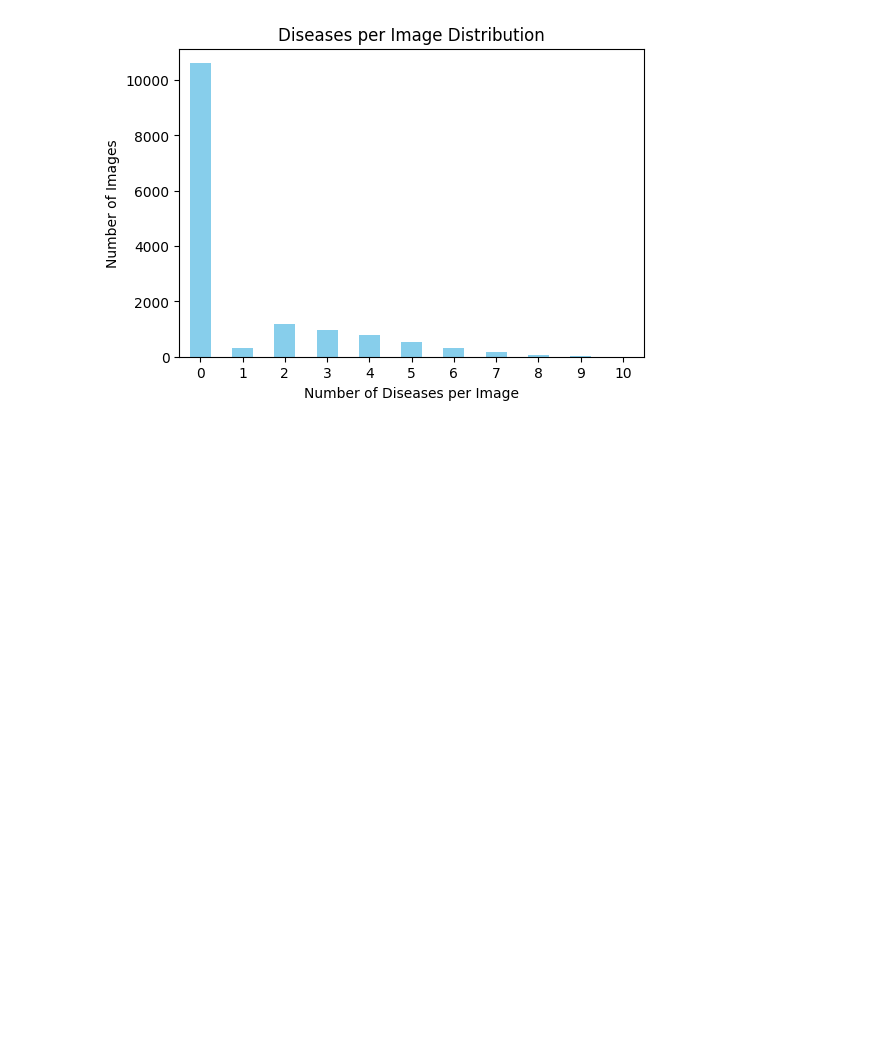
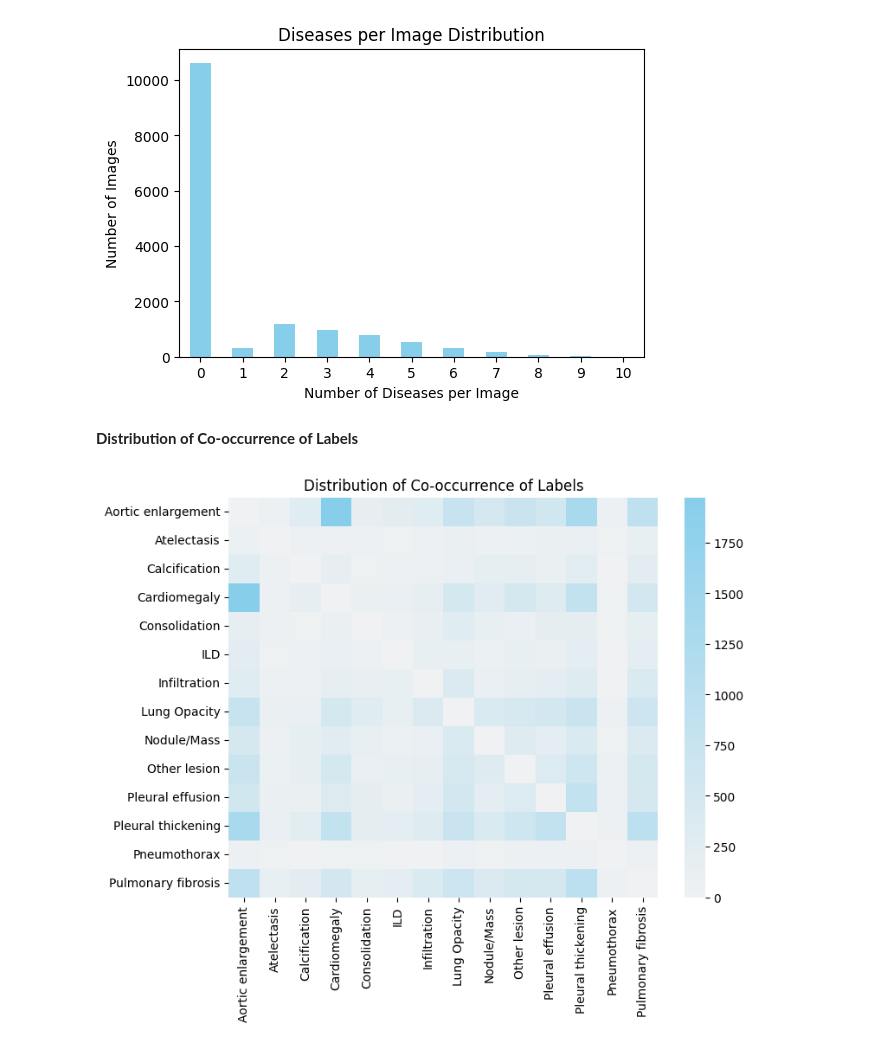
Before and after one commit to bjorneme/master-thesis, a Jupyter notebook: EDA/VinDr-CXR_EDA.ipynb, the cells around one changed output. Saved outputs shown, nothing was run; the diff lists cells and outputs as text; code cells hidden in the pictures; blank space fills up the shorter version.

```diff
--- a/EDA/VinDr-CXR_EDA.ipynb
+++ b/EDA/VinDr-CXR_EDA.ipynb
@@ -132,3 +138,26 @@ plt.xticks(rotation=0)
 plt.show()
 # %% [output]
 [figure]
+# %% [markdown]
+**Distribution of Co-occurrence of Labels**
+# %%
+# Ensure each disease is represented max one time per image
+df_grouped = df.groupby('image_id')[disease_labels].max()
+
+# Calculate co-occurrence
+co_occurrence_df = df_grouped[disease_labels].T.dot(df_grouped[disease_labels])
+
+# Remove the diagonal
+for disease in disease_labels:
+    co_occurrence_df.loc[disease, disease] = 0
+
+# Create a skyblue colormap
+custom_cmap = sns.light_palette("skyblue", as_cmap=True)
+
+# Plot heatmap
+plt.figure(figsize=(8, 6))
+sns.heatmap(co_occurrence_df, cmap=custom_cmap)
+plt.title("Distribution of Co-occurrence of Labels")
+plt.show()
+# %% [output]
+[figure, added]
```
Also changed, not shown: parts of 7 cells of this notebook.
